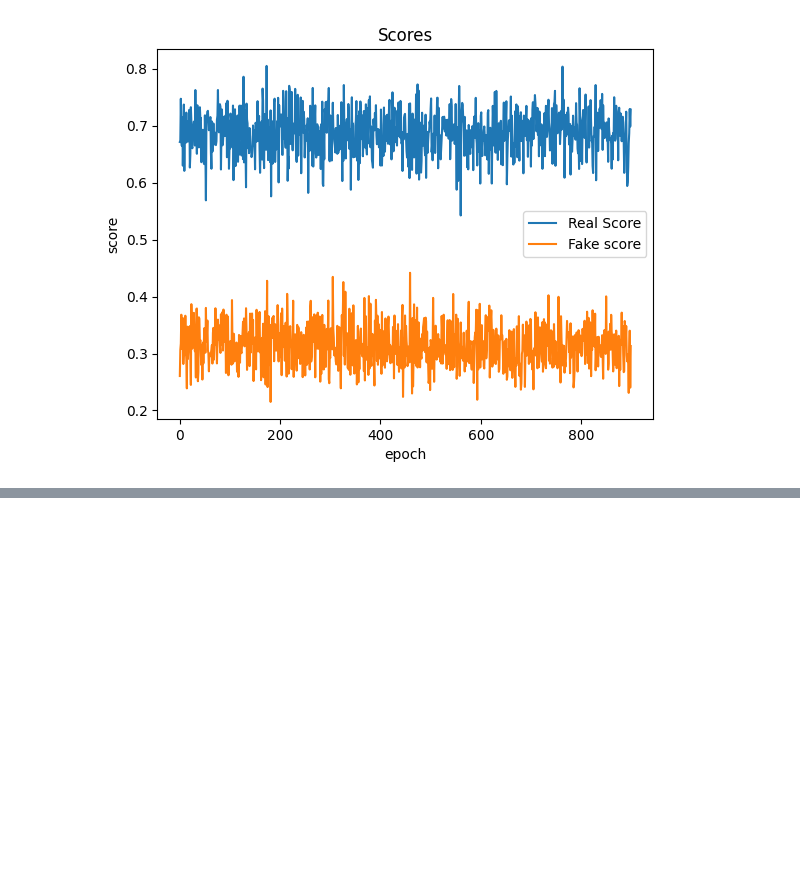
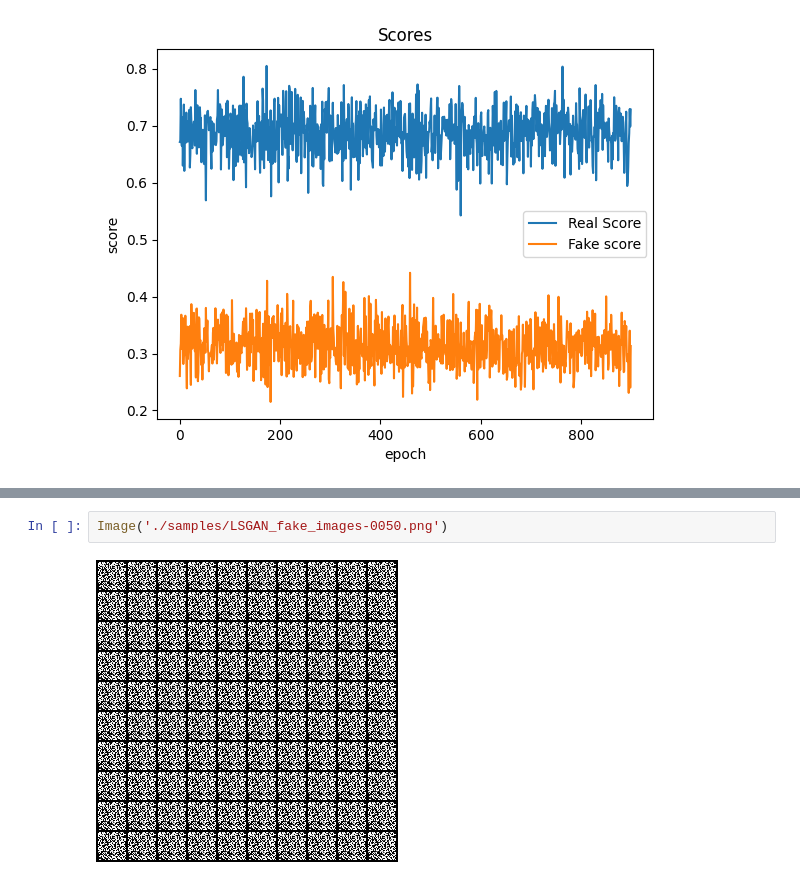
Before and after one commit to chriztopherton/DATA255, a Jupyter notebook: HW5/DATA255_HW5_Ton_Christopher.ipynb, the cells around one changed output, grey strips where cells are left out. Saved outputs shown, nothing was run; the diff lists cells and outputs as text; blank space fills up the shorter version.

```diff
--- a/HW5/DATA255_HW5_Ton_Christopher.ipynb
+++ b/HW5/DATA255_HW5_Ton_Christopher.ipynb
@@ -583,0 +720,4 @@ plt.title('Scores');
+# %%
+Image('./samples/LSGAN_fake_images-0050.png')
+# %% [output]
+[figure, added]
```
Also changed, not shown: parts of 11 cells of this notebook, 2 other files.
